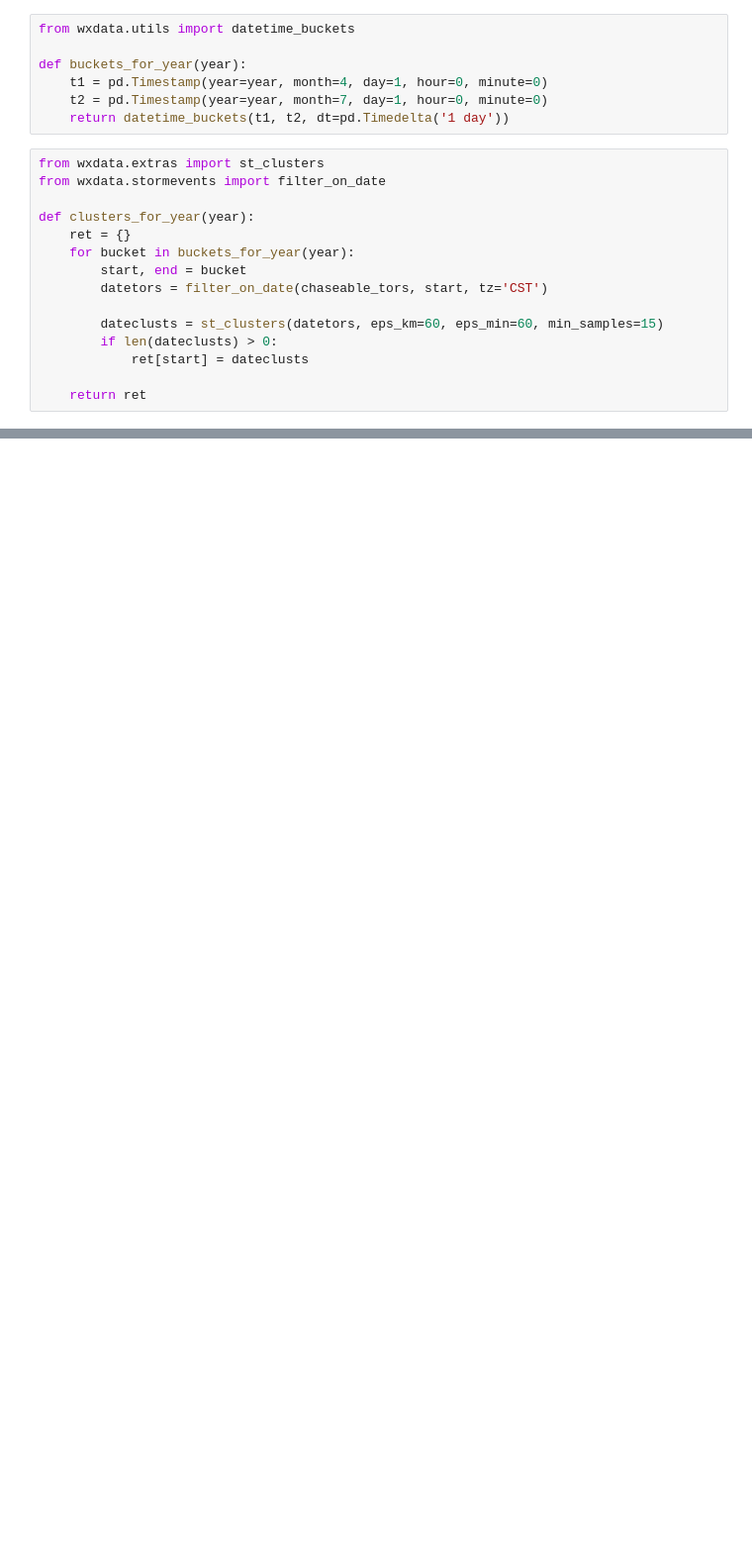
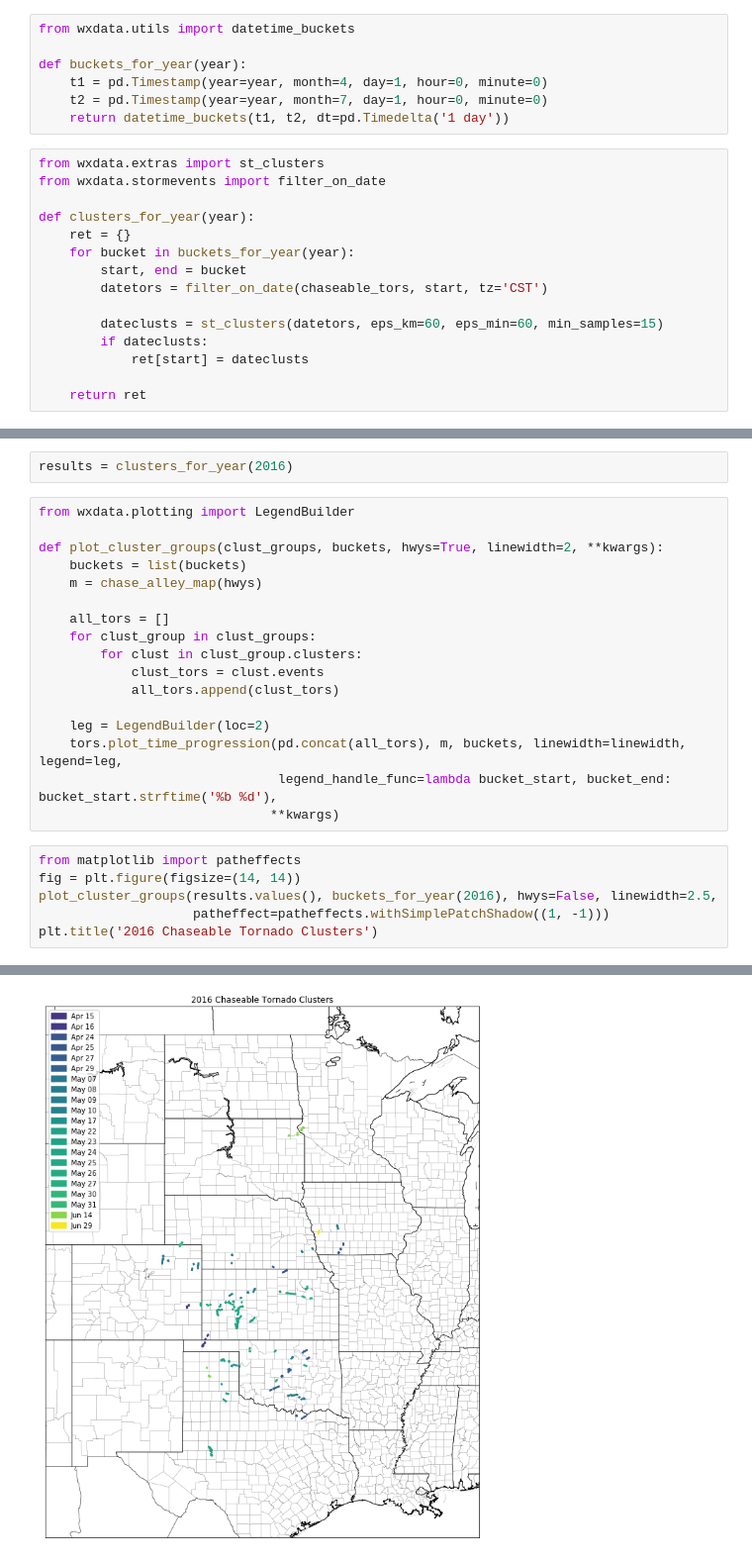
Before and after one commit to wxmann/tc-analysis, a Jupyter notebook: notebooks/Find Cluster Groups within Chase Alley.ipynb, the cells around one changed output, grey strips where cells are left out. Shown: that part at 99% size. Saved outputs shown, nothing was run; the diff lists cells and outputs as text; blank space fills up the shorter version.

Commit message:
More work on cluster groupings.

```diff
--- a/notebooks/Find Cluster Groups within Chase Alley.ipynb
+++ b/notebooks/Find Cluster Groups within Chase Alley.ipynb
@@ -105,7 +114,7 @@ def clusters_for_year(year):
         datetors = filter_on_date(chaseable_tors, start, tz='CST')
 
         dateclusts = st_clusters(datetors, eps_km=60, eps_min=60, min_samples=15)
-        if len(dateclusts) > 0:
+        if dateclusts:
             ret[start] = dateclusts
 
     return ret
@@ -121,0 +121,26 @@ plot_tors_on_chase_alley(results98[pd.Timestamp('1998-05-28')].clusters[0].event
+# %%
+results = clusters_for_year(2016)
+# %%
+from wxdata.plotting import LegendBuilder
+
+def plot_cluster_groups(clust_groups, buckets, hwys=True, linewidth=2, **kwargs):
+    buckets = list(buckets)
+    m = chase_alley_map(hwys)
+
+    all_tors = []
+    for clust_group in clust_groups:
+        for clust in clust_group.clusters:
+            clust_tors = clust.events
+            all_tors.append(clust_tors)
+
+    leg = LegendBuilder(loc=2)
+    tors.plot_time_progression(pd.concat(all_tors), m, buckets, linewidth=linewidth, legend=leg,
+                               legend_handle_func=lambda bucket_start, bucket_end: bucket_start.strftime('%b %d'),
+                              **kwargs)
+# %%
+from matplotlib import patheffects
+fig = plt.figure(figsize=(14, 14))
+plot_cluster_groups(results.values(), buckets_for_year(2016), hwys=False, linewidth=2.5,
+                    patheffect=patheffects.withSimplePatchShadow((1, -1)))
+plt.title('2016 Chaseable Tornado Clusters')
+# %% [output]
@@ -121,0 +148 @@ plot_tors_on_chase_alley(results98[pd.Timestamp('1998-05-28')].clusters[0].event
+[figure, added]
```
Also changed, not shown: parts of 6 cells of this notebook, 3 other files.
